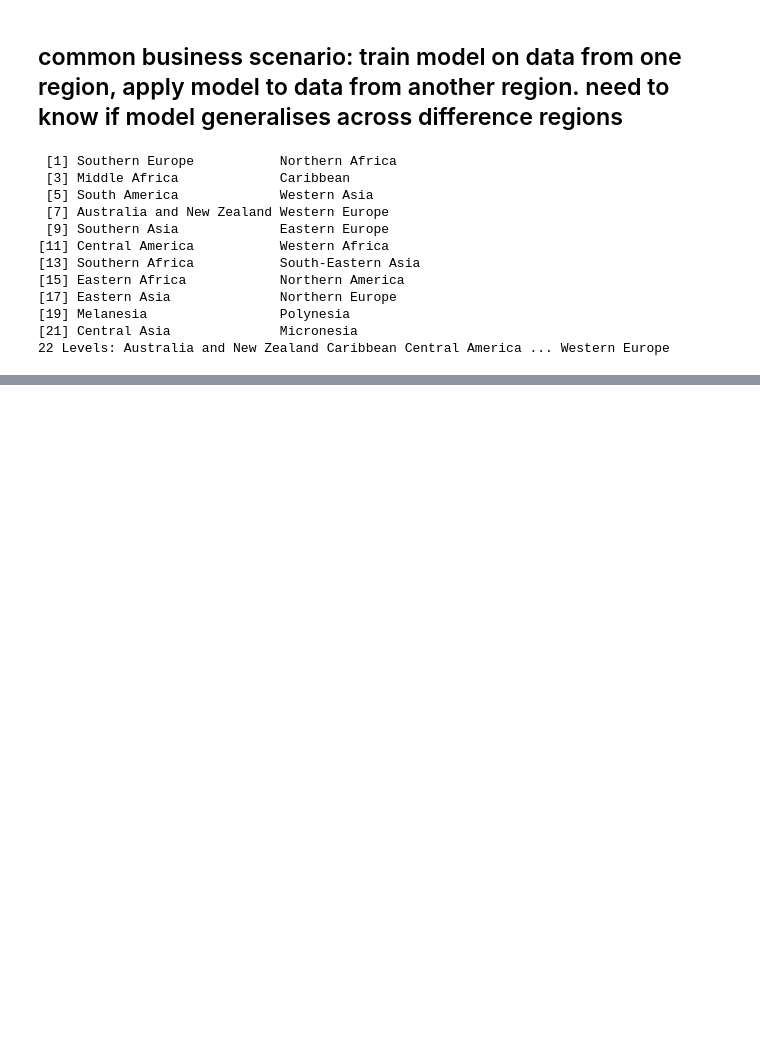
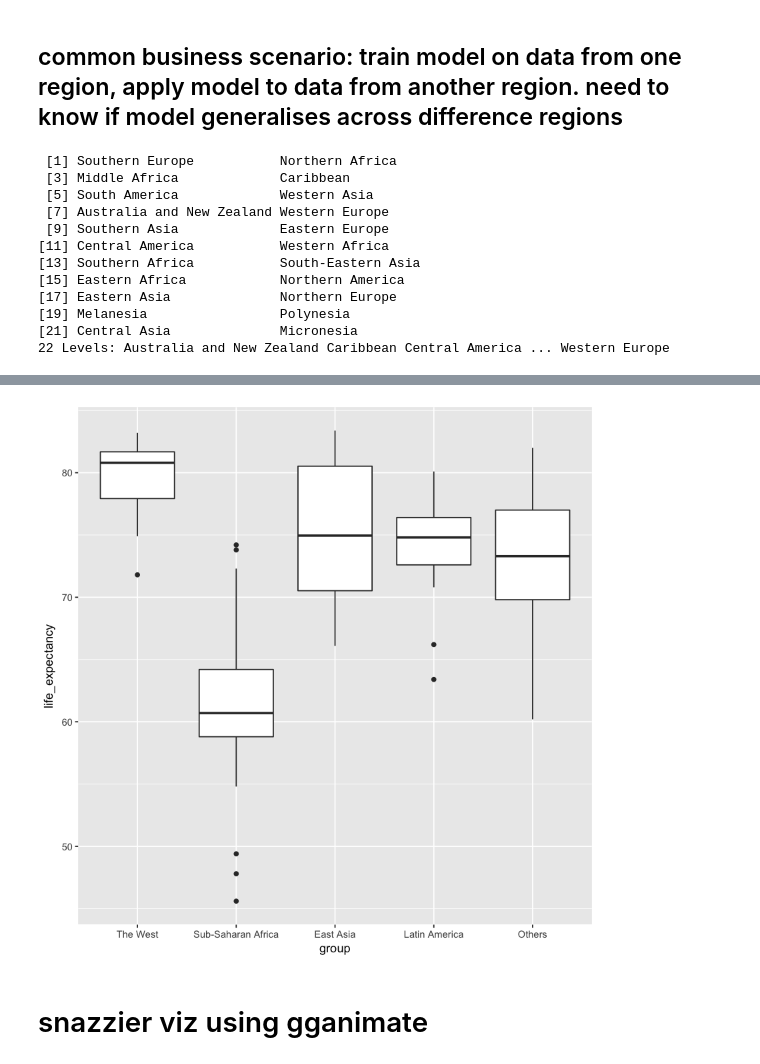
Before and after one commit to jeannefukumaru/data-ingestion, a Jupyter notebook: basic-data-validation.ipynb, the cells around one changed output, grey strips where cells are left out. Cells and saved outputs as stored; diff of their text form; code cells hidden in the pictures; blank space fills up the shorter version.

```diff
--- a/basic-data-validation.ipynb
+++ b/basic-data-validation.ipynb
@@ -130,0 +108,9 @@ ERROR: Error in loadNamespace(name): there is no package called ‘devtools’
+# %%
+gapminder %>%
+    filter(year==2013) %>%
+    ggplot(aes(group, y=life_expectancy)) +
+    geom_boxplot()
+# %% [output]
+[figure, added]
+# %% [markdown]
+# snazzier viz using gganimate
```
Also changed, not shown: parts of 15 cells of this notebook, 1 other file.
